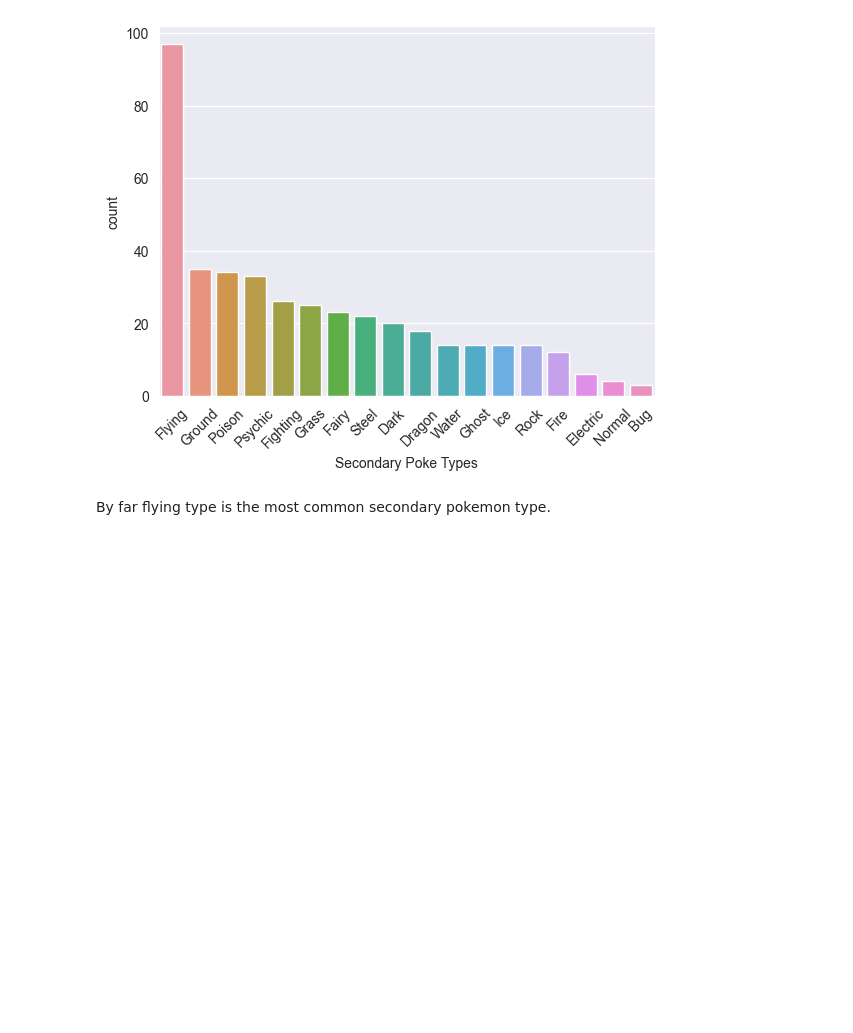
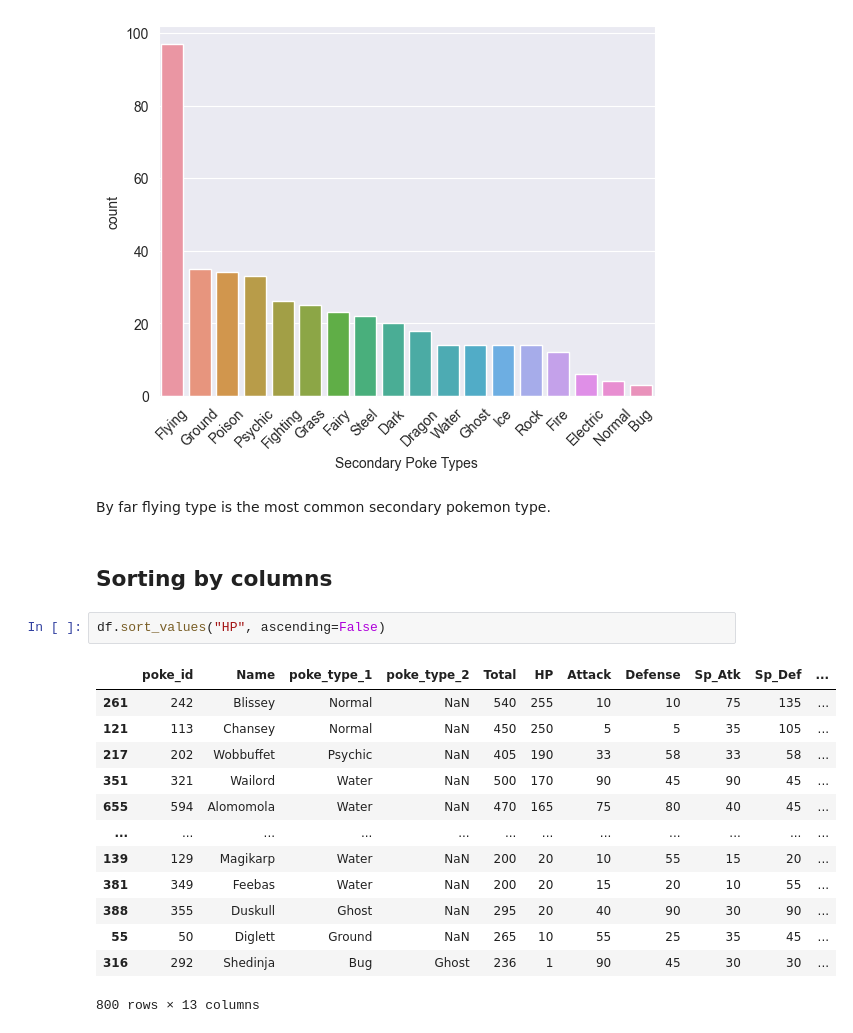
Before and after one commit to ShaniceWilliams/poke-project, a Jupyter notebook: poke_project.ipynb, the cells around one changed output. Saved outputs shown, nothing was run; the diff lists cells and outputs as text; blank space fills up the shorter version.

```diff
--- a/poke_project.ipynb
+++ b/poke_project.ipynb
@@ -126,3 +126,21 @@ Text(0.5, 0, 'Secondary Poke Types')
 [figure]
 # %% [markdown]
 By far flying type is the most common secondary pokemon type.
+# %% [markdown]
+## Sorting by columns
+# %%
+df.sort_values("HP", ascending=False)
+# %% [output]
+|  | poke_id | Name | poke_type_1 | poke_type_2 | Total | HP | Attack | Defense | Sp_Atk | Sp_Def | ... |
+| 261 | 242 | Blissey | Normal | NaN | 540 | 255 | 10 | 10 | 75 | 135 | ... |
+| 121 | 113 | Chansey | Normal | NaN | 450 | 250 | 5 | 5 | 35 | 105 | ... |
+| 217 | 202 | Wobbuffet | Psychic | NaN | 405 | 190 | 33 | 58 | 33 | 58 | ... |
+| 351 | 321 | Wailord | Water | NaN | 500 | 170 | 90 | 45 | 90 | 45 | ... |
+| 655 | 594 | Alomomola | Water | NaN | 470 | 165 | 75 | 80 | 40 | 45 | ... |
+| ... | ... | ... | ... | ... | ... | ... | ... | ... | ... | ... | ... |
+| 139 | 129 | Magikarp | Water | NaN | 200 | 20 | 10 | 55 | 15 | 20 | ... |
+| 381 | 349 | Feebas | Water | NaN | 200 | 20 | 15 | 20 | 10 | 55 | ... |
+| 388 | 355 | Duskull | Ghost | NaN | 295 | 20 | 40 | 90 | 30 | 90 | ... |
+| 55 | 50 | Diglett | Ground | NaN | 265 | 10 | 55 | 25 | 35 | 45 | ... |
+| 316 | 292 | Shedinja | Bug | Ghost | 236 | 1 | 90 | 45 | 30 | 30 | ... |
+800 rows × 13 columns
```
Also changed, not shown: parts of 17 cells of this notebook, 1 other file.
